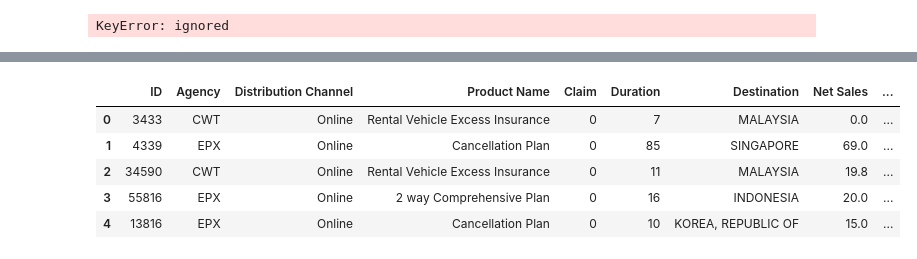
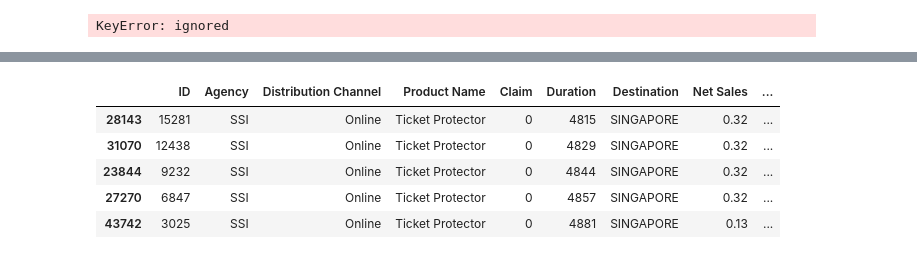
Before and after one commit to sosagago/Are-you-sure-to-Insure-, a Jupyter notebook: Insurer.ipynb, the cells around one changed output, grey strips where cells are left out. Drawn from its saved outputs; the diff is of its cells as text; code cells hidden in the pictures.

```diff
--- a/Insurer.ipynb
+++ b/Insurer.ipynb
@@ -318,3 +318,6 @@ df.head()
 df  = pd.get_dummies(df, columns=['Agency Type'], prefix = ['agency'])
 # %% [output]
 KeyError: ignored
+# %%
+df.sort_values('Duration',inplace = True)
+df.head()
@@ -320,0 +331,3 @@ KeyError: ignored
+# %%
+df['Duration'][df['Duration']<0] = 0
+df.head()
@@ -320,0 +357,3 @@ KeyError: ignored
+# %%
+df['duration_category'] = pd.cut(x=df['Duration'], bins=[0,11,51,366,4880], labels=['0','1','2','3'])
+df.head()
@@ -321,9 +367,9 @@ KeyError: ignored
 # %%
-df.head()
+df.tail()
 # %% [output]
 |  | ID | Agency | Distribution Channel | Product Name | Claim | Duration | Destination | Net Sales | ... |
-| 0 | 3433 | CWT | Online | Rental Vehicle Excess Insurance | 0 | 7 | MALAYSIA | 0.0 | ... |
-| 1 | 4339 | EPX | Online | Cancellation Plan | 0 | 85 | SINGAPORE | 69.0 | ... |
-| 2 | 34590 | CWT | Online | Rental Vehicle Excess Insurance | 0 | 11 | MALAYSIA | 19.8 | ... |
-| 3 | 55816 | EPX | Online | 2 way Comprehensive Plan | 0 | 16 | INDONESIA | 20.0 | ... |
-| 4 | 13816 | EPX | Online | Cancellation Plan | 0 | 10 | KOREA, REPUBLIC OF | 15.0 | ... |
+| 28143 | 15281 | SSI | Online | Ticket Protector | 0 | 4815 | SINGAPORE | 0.32 | ... |
+| 31070 | 12438 | SSI | Online | Ticket Protector | 0 | 4829 | SINGAPORE | 0.32 | ... |
+| 23844 | 9232 | SSI | Online | Ticket Protector | 0 | 4844 | SINGAPORE | 0.32 | ... |
+| 27270 | 6847 | SSI | Online | Ticket Protector | 0 | 4857 | SINGAPORE | 0.32 | ... |
+| 43742 | 3025 | SSI | Online | Ticket Protector | 0 | 4881 | SINGAPORE | 0.13 | ... |
```
Also changed, not shown: parts of 4 cells of this notebook.
